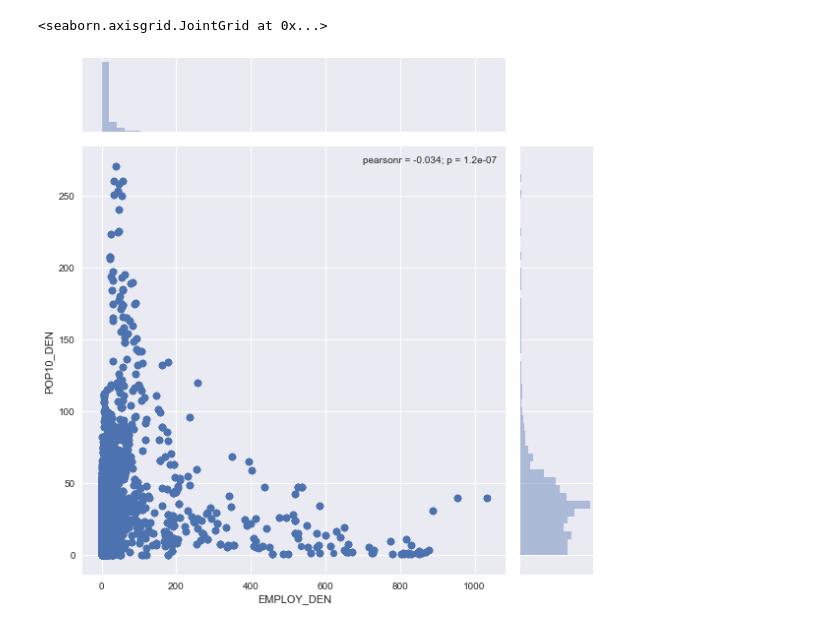
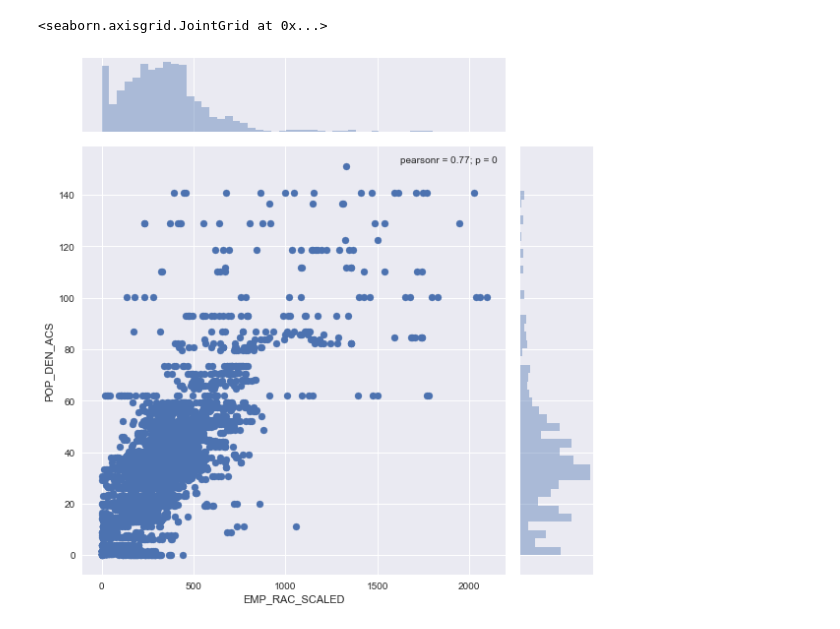
Before and after one commit to alex-mucci/Transit-Casa-Share, a Jupyter notebook: Notebooks/Seeing what the Data Looks Like.ipynb, the cells around one changed output. Cells and saved outputs as stored; diff of their text form; code cells hidden in the pictures.

```diff
--- a/Notebooks/Seeing what the Data Looks Like.ipynb
+++ b/Notebooks/Seeing what the Data Looks Like.ipynb
@@ -8,6 +8,7 @@ import datetime
 %matplotlib inline
 # %%
 # get the data
-df = pd.read_csv('E:\Transit-Casa-Alex\Output\Modeling\Buffer10_Data.csv')
+pd.options.display.max_columns = 9999
+df = pd.read_csv('E:/Transit-Casa-Alex/Output/Modeling/2009/Tenth_Data.csv')
 df.head()
 # %% [output]
@@ -23,5 +44,8 @@ df.head()
 df['AVG_RIDE'] = (df['ON'] + df['OFF'])/2
 
 #drop itself out of a stops competing stops
-df['COMP_STOPS'] = df['COMP_STOPS'] - 1
+df['NUM_BUS_STOPS'] = df['NUM_BUS_STOPS'] - 1
+# %%
+#deleted stops that were in San Mateo
+df = df.drop(df[np.isnan(df['NUM_BUS_STOPS'])].index)
 # %%
@@ -58,0 +60,3 @@ Index(['Unnamed: 0', 'AGENCY_ID', 'AREA_METERS', 'ARRIVAL_TIME_DEV',
+# %%
+df = df.drop(df[np.isnan(df['ON'])].index)
+sns.distplot(df['CAPACITY'])
@@ -59,5 +87,5 @@ Index(['Unnamed: 0', 'AGENCY_ID', 'AREA_METERS', 'ARRIVAL_TIME_DEV',
 # %%
-sns.jointplot(x="EMPLOY_DEN", y="POP10_DEN", data=df, size=8)
+sns.jointplot(x="EMP_RAC_SCALED", y="POP_DEN_ACS", data=df, size=8)
 # %% [output]
 <seaborn.axisgrid.JointGrid at 0x...>
-[figure, old version]
+[figure, new version]
```
Also changed, not shown: parts of 14 cells of this notebook, 36 other files.
